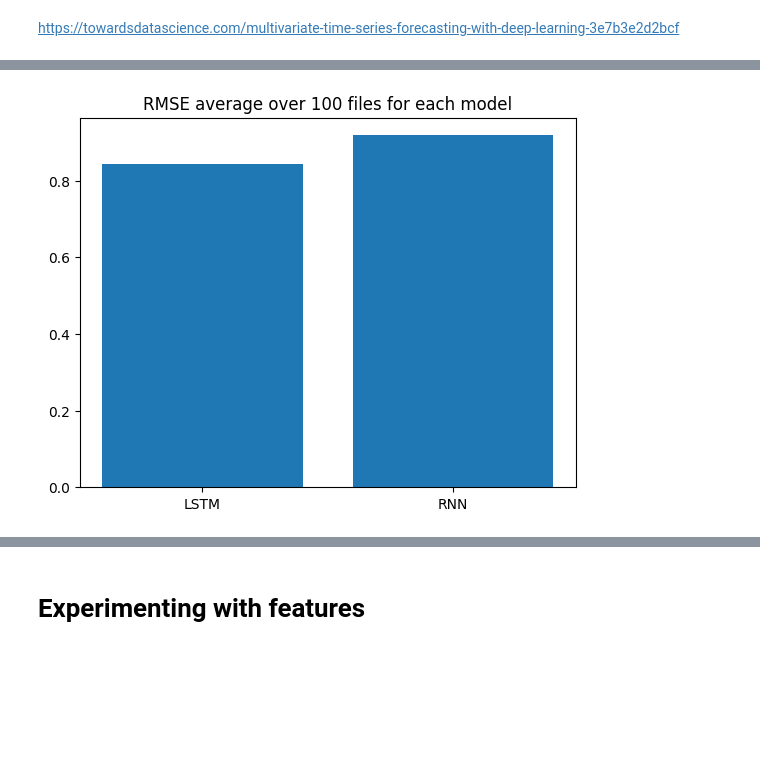
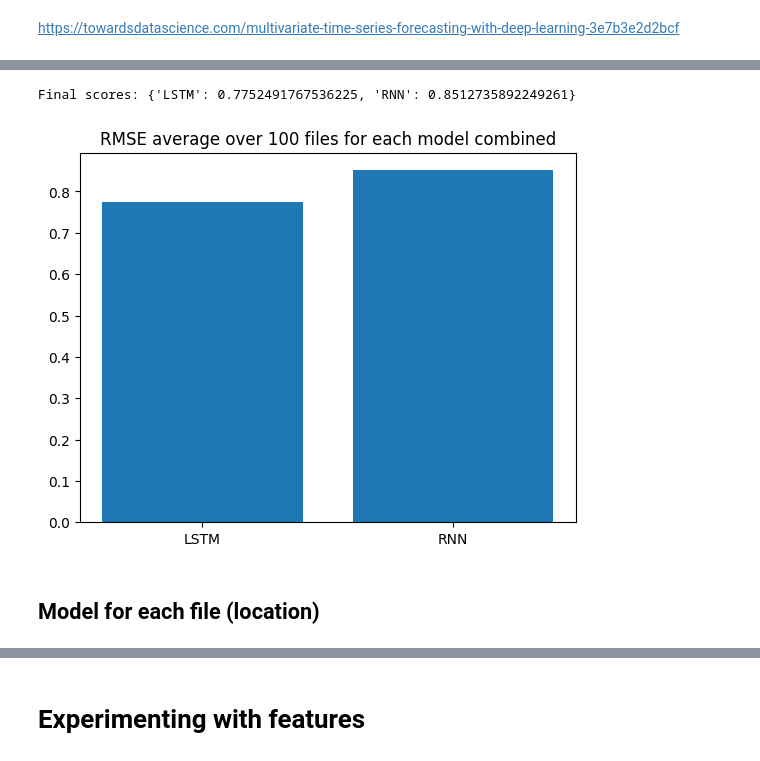
Before and after one commit to czFIRE/AI_ML_climate, a Jupyter notebook: project_2/notebook.ipynb, the cells around one changed output, grey strips where cells are left out. Drawn from its saved outputs; the diff is of its cells as text; code cells hidden in the pictures; blank space fills up the shorter version.

```diff
--- a/project_2/notebook.ipynb
+++ b/project_2/notebook.ipynb
@@ -183,17 +365,20 @@ for file_name in tqdm(file_names):
 # %%
 lstm_scores = []
 rnn_scores = []
-for file_name in file_names[1:3]:
+for file_name in file_names:
     lstm_scores.append(scores_deeplearning[file_name]["LSTM"])
     rnn_scores.append(scores_deeplearning[file_name]["RNN"])
 
 finals_scores = {"LSTM": np.average(lstm_scores), "RNN": np.average(rnn_scores)}
 print("Final scores:", finals_scores)
 
 _ = plt.bar(*zip(*finals_scores.items()))
-_ = plt.title("RMSE average over 100 files for each model")
+_ = plt.title("RMSE average over 100 files for each model combined")
 # %% [output]
+Final scores: {'LSTM': 0.7752491767536225, 'RNN': 0.8512735892249261}
-[figure, old version]
+[figure, new version]
 # %%
 # Add predictions for 30 random files in the future
 # but that's already done
+# %% [markdown]
+## Model for each file (location)
```
Also changed, not shown: parts of 21 cells of this notebook, 1 other file.
